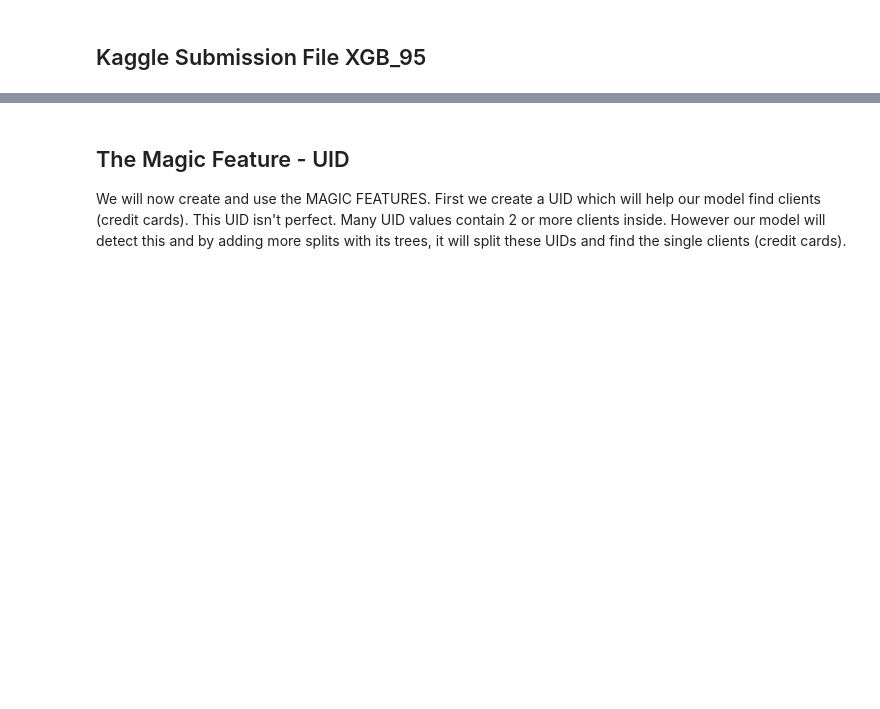
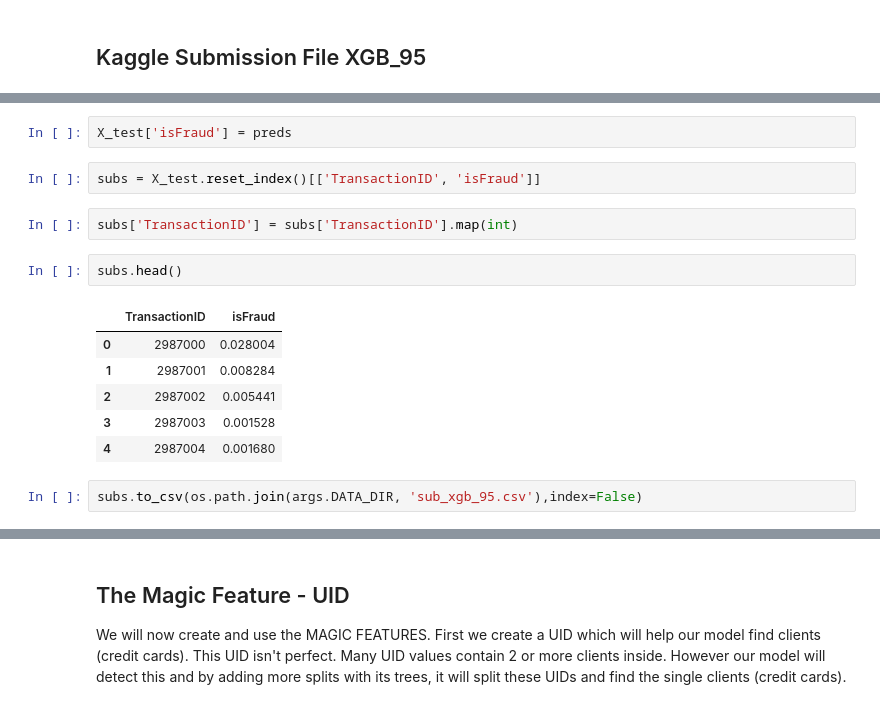
Before and after one commit to mayi140611/myappsexlib, a Jupyter notebook: hist_kaggle_2019_IEEE-CIS_Fraud_Detection/0EDA.ipynb, the cells around one changed output, grey strips where cells are left out. Drawn from its saved outputs; the diff is of its cells as text; blank space fills up the shorter version.

```diff
--- a/hist_kaggle_2019_IEEE-CIS_Fraud_Detection/0EDA.ipynb
+++ b/hist_kaggle_2019_IEEE-CIS_Fraud_Detection/0EDA.ipynb
@@ -811,3 +857,20 @@ else: X_train['oof'] = 0
+# %%
+X_test['isFraud'] = preds
+# %%
+subs = X_test.reset_index()[['TransactionID', 'isFraud']]
+# %%
+subs['TransactionID'] = subs['TransactionID'].map(int)
+# %%
+subs.head()
+# %% [output]
+|  | TransactionID | isFraud |
+| 0 | 2987000 | 0.028004 |
+| 1 | 2987001 | 0.008284 |
+| 2 | 2987002 | 0.005441 |
+| 3 | 2987003 | 0.001528 |
+| 4 | 2987004 | 0.001680 |
+# %%
+subs.to_csv(os.path.join(args.DATA_DIR, 'sub_xgb_95.csv'),index=False)
 # %%
 if BUILD95:
     sample_submission = pd.read_csv(os.path.join(args.DATA_DIR, 'sample_submission.csv'))
```
Also changed, not shown: parts of 12 cells of this notebook, 8 other files.
